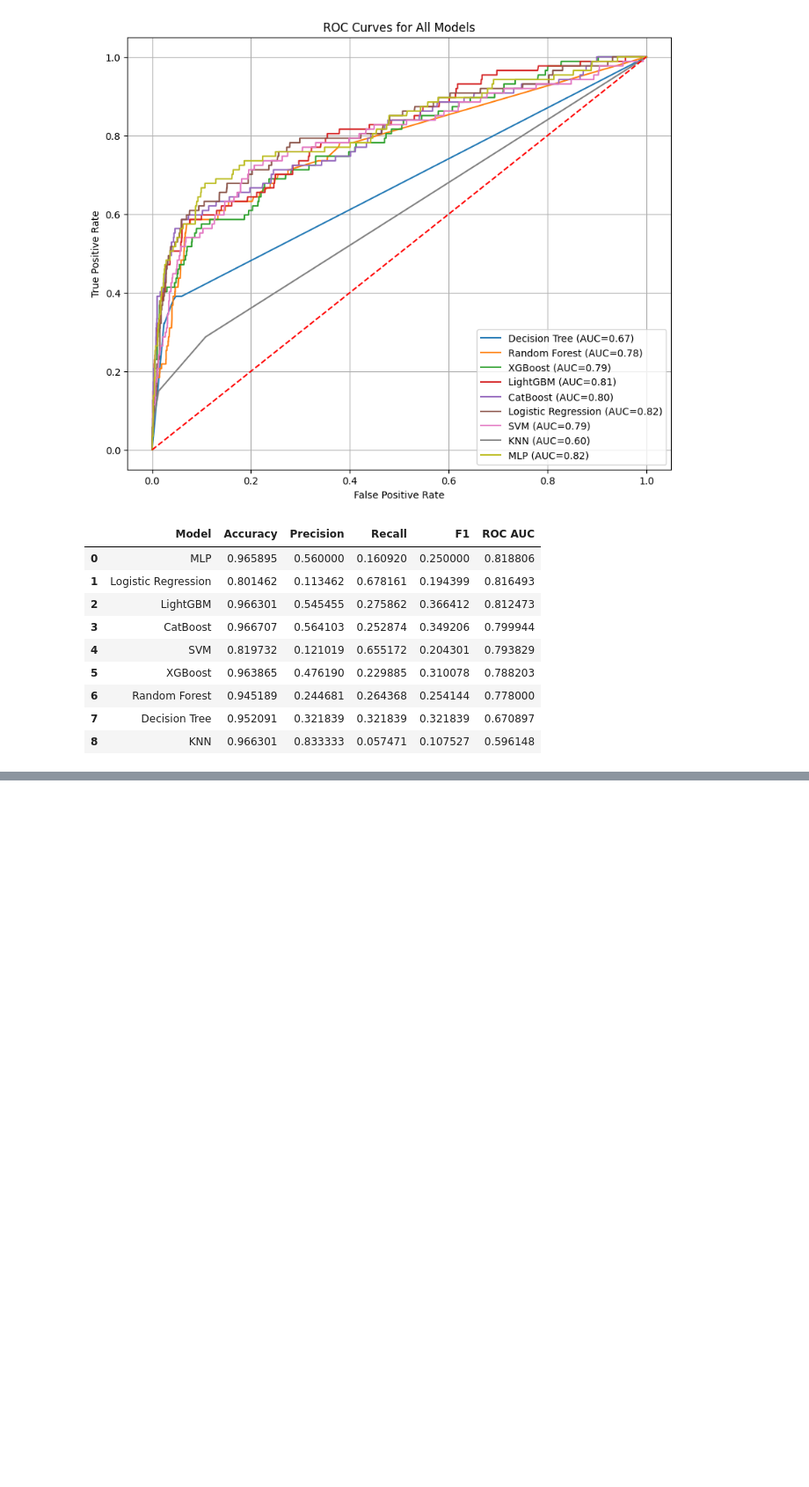
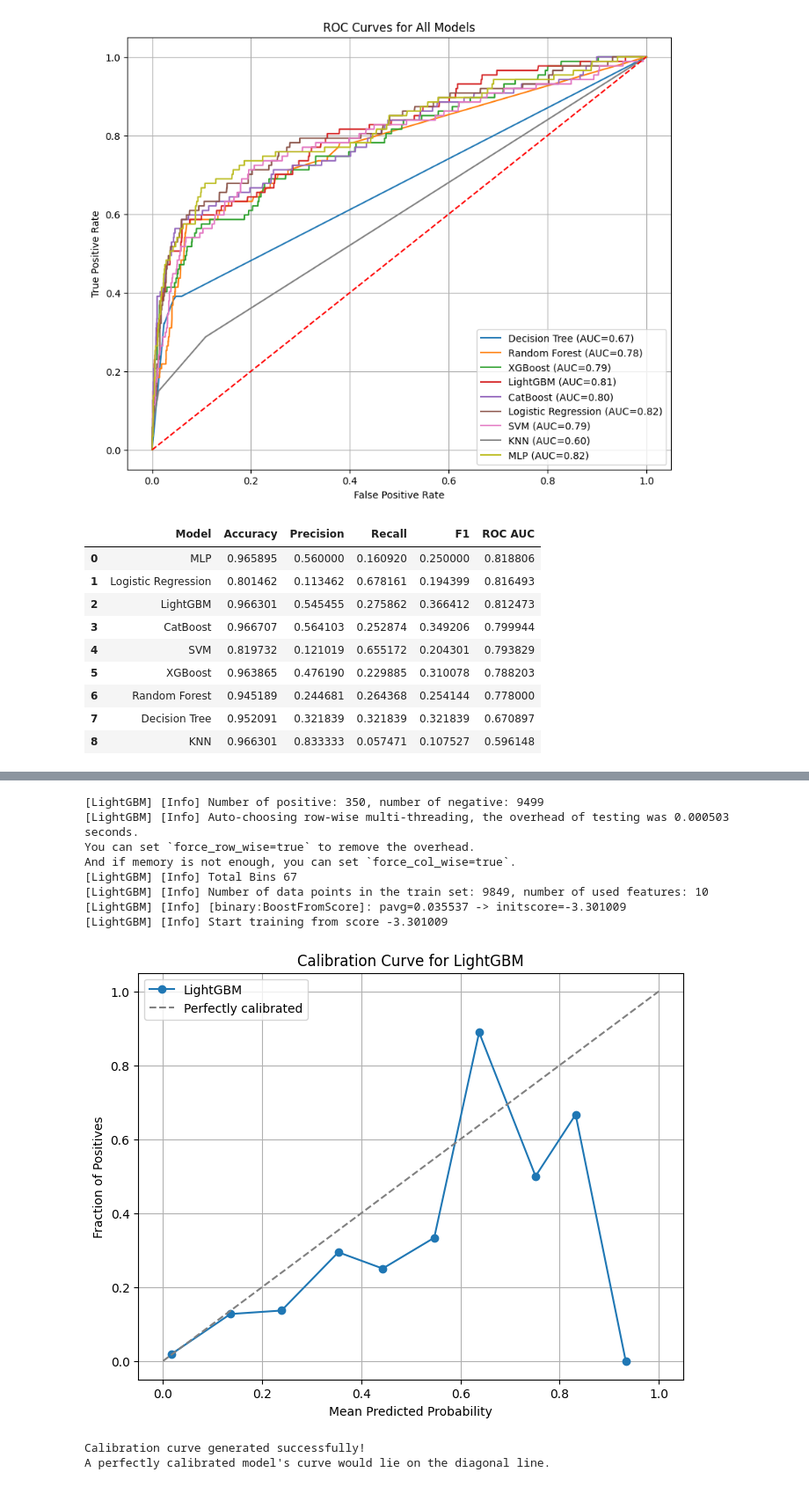
Before and after one commit to Fentahun60/Fentahun, a Jupyter notebook: U5MR_Malawi.ipynb, the cells around one changed output, grey strips where cells are left out. Shown at 88% size. Saved outputs shown, nothing was run; the diff lists cells and outputs as text; code cells hidden in the pictures; blank space fills up the shorter version.

```diff
--- a/U5MR_Malawi.ipynb
+++ b/U5MR_Malawi.ipynb
@@ -1456,0 +1576,42 @@ And if memory is not enough, you can set `force_col_wise=true`.
+# %%
+from sklearn.calibration import calibration_curve
+import matplotlib.pyplot as plt
+import numpy as np
+
+# Ensure the LightGBM model is trained (if not already from previous cells)
+# Using the same parameters as in the model evaluation cell (9P_gspVcAz26)
+lgbm_model = lgb.LGBMClassifier(random_state=42)
+lgbm_model.fit(X_train_resampled, y_train_resampled)
+
+# Get predicted probabilities for the positive class (class 1 - 'Dead')
+y_pred_proba = lgbm_model.predict_proba(X_test_selected)[:, 1]
+
+# Calculate calibration curve
+fop, mpv = calibration_curve(y_test, y_pred_proba, n_bins=10)
+
+# Plot calibration curve
+plt.figure(figsize=(8, 6))
+plt.plot(mpv, fop, marker='o', linestyle='-', label='LightGBM')
+plt.plot([0, 1], [0, 1], linestyle='--', color='gray', label='Perfectly calibrated')
+
+plt.xlabel('Mean Predicted Probability')
+plt.ylabel('Fraction of Positives')
+plt.title('Calibration Curve for LightGBM')
+plt.legend()
+plt.grid(True)
+plt.show()
+
+print("Calibration curve generated successfully!")
+print("A perfectly calibrated model's curve would lie on the diagonal line.")
+# %% [output]
+[LightGBM] [Info] Number of positive: 350, number of negative: 9499
+[LightGBM] [Info] Auto-choosing row-wise multi-threading, the overhead of testing was 0.000503 seconds.
+You can set `force_row_wise=true` to remove the overhead.
+And if memory is not enough, you can set `force_col_wise=true`.
+[LightGBM] [Info] Total Bins 67
+[LightGBM] [Info] Number of data points in the train set: 9849, number of used features: 10
+[LightGBM] [Info] [binary:BoostFromScore]: pavg=0.035537 -> initscore=-3.301009
+[LightGBM] [Info] Start training from score -3.301009
+[figure, added]
+Calibration curve generated successfully!
+A perfectly calibrated model's curve would lie on the diagonal line.
```
Also changed, not shown: parts of 2 cells of this notebook.
